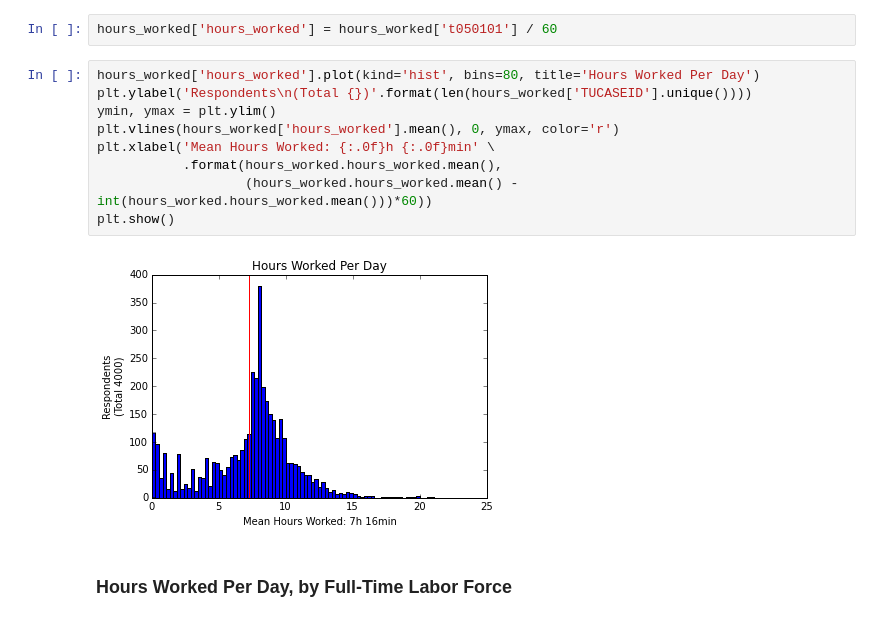
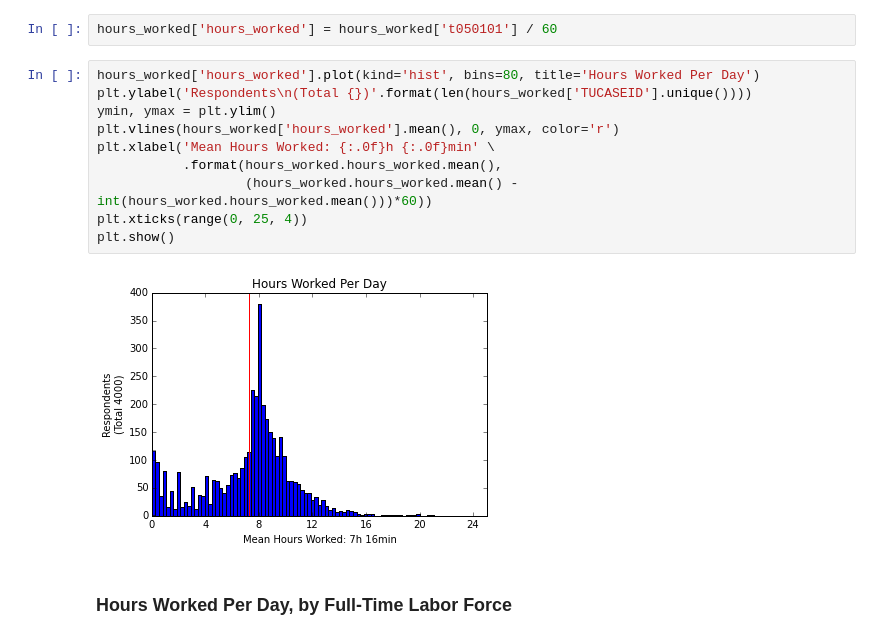
Before and after one commit to ahartz1/atus-analysis, a Jupyter notebook: atus-analysis.ipynb, the cells around one changed output. Cells and saved outputs as stored; diff of their text form.

```diff
--- a/atus-analysis.ipynb
+++ b/atus-analysis.ipynb
@@ -535,14 +535,15 @@ hours_worked['hours_worked'] = hours_worked['t050101'] / 60
 # %%
 hours_worked['hours_worked'].plot(kind='hist', bins=80, title='Hours Worked Per Day')
 plt.ylabel('Respondents\n(Total {})'.format(len(hours_worked['TUCASEID'].unique())))
 ymin, ymax = plt.ylim()
 plt.vlines(hours_worked['hours_worked'].mean(), 0, ymax, color='r')
 plt.xlabel('Mean Hours Worked: {:.0f}h {:.0f}min' \
            .format(hours_worked.hours_worked.mean(),
                    (hours_worked.hours_worked.mean() - int(hours_worked.hours_worked.mean()))*60))
+plt.xticks(range(0, 25, 4))
 plt.show()
 # %% [output]
-[figure, old version]
+[figure, new version]
 # %% [markdown]
 ### Hours Worked Per Day, by Full-Time Labor Force
 # %%
```
Also changed, not shown: parts of 10 cells of this notebook.
